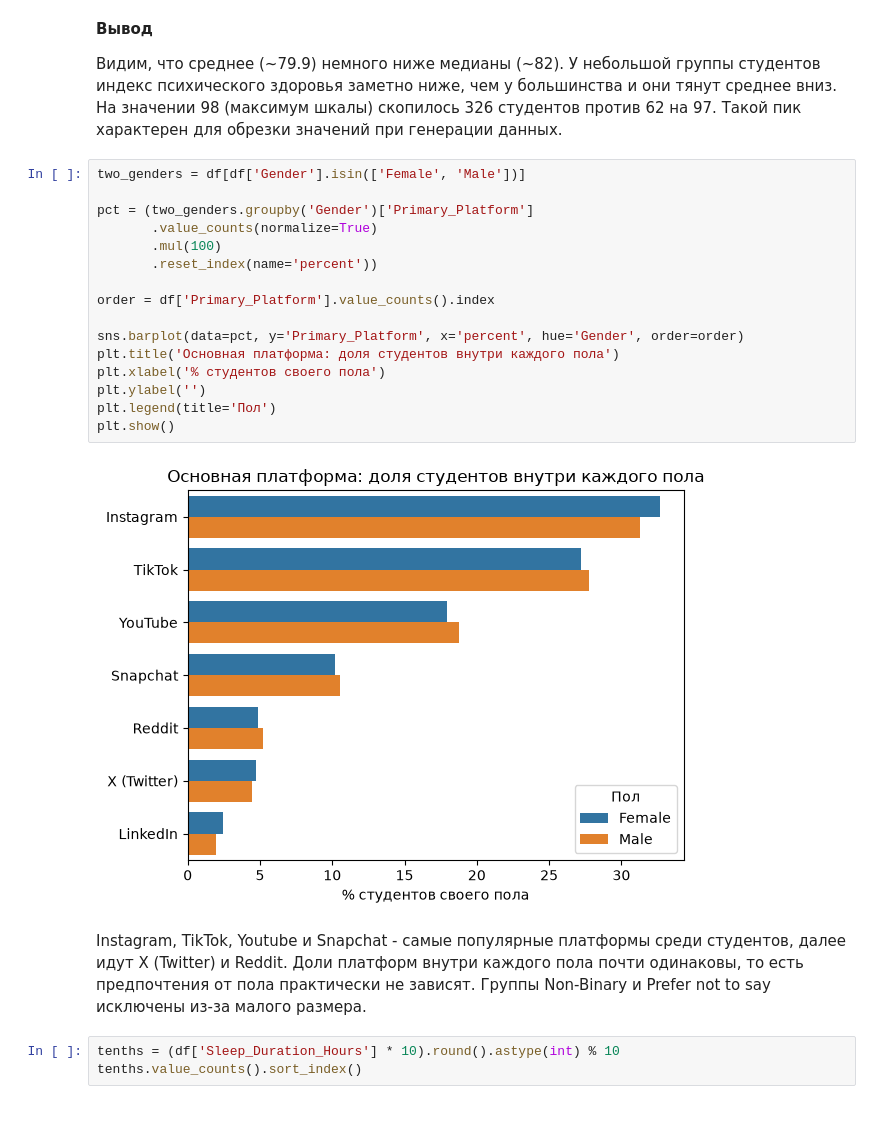
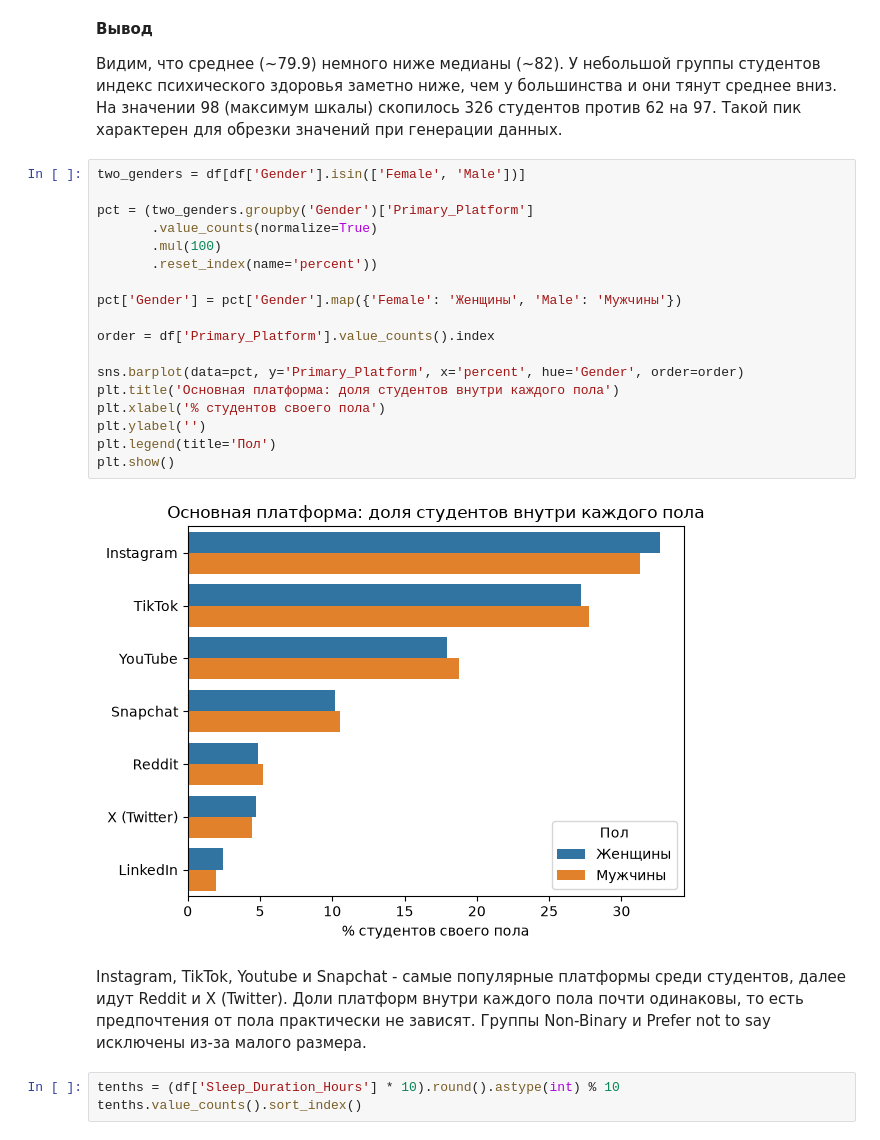
Before and after one commit to novikovmat/social-media-analysis, a Jupyter notebook: SocialMediaAnalysis.ipynb, the cells around one changed output. Cells and saved outputs as stored; diff of their text form.

```diff
--- a/SocialMediaAnalysis.ipynb
+++ b/SocialMediaAnalysis.ipynb
@@ -170,23 +161,25 @@ Name: count, dtype: int64
 # %%
 two_genders = df[df['Gender'].isin(['Female', 'Male'])]
 
 pct = (two_genders.groupby('Gender')['Primary_Platform']
        .value_counts(normalize=True)
        .mul(100)
        .reset_index(name='percent'))
+
+pct['Gender'] = pct['Gender'].map({'Female': 'Женщины', 'Male': 'Мужчины'})
 
 order = df['Primary_Platform'].value_counts().index
 
 sns.barplot(data=pct, y='Primary_Platform', x='percent', hue='Gender', order=order)
 plt.title('Основная платформа: доля студентов внутри каждого пола')
 plt.xlabel('% студентов своего пола')
 plt.ylabel('')
 plt.legend(title='Пол')
 plt.show()
 # %% [output]
-[figure, old version]
+[figure, new version]
 # %% [markdown]
-Instagram, TikTok, Youtube и Snapchat - самые популярные платформы среди студентов, далее идут X (Twitter) и Reddit. Доли платформ внутри каждого пола почти одинаковы, то есть предпочтения от пола практически не зависят. Группы Non-Binary и Prefer not to say исключены из-за малого размера.
+Instagram, TikTok, Youtube и Snapchat - самые популярные платформы среди студентов, далее идут Reddit и X (Twitter). Доли платформ внутри каждого пола почти одинаковы, то есть предпочтения от пола практически не зависят. Группы Non-Binary и Prefer not to say исключены из-за малого размера.
 # %%
 tenths = (df['Sleep_Duration_Hours'] * 10).round().astype(int) % 10
 tenths.value_counts().sort_index()
```
Also changed, not shown: parts of 5 cells of this notebook.
